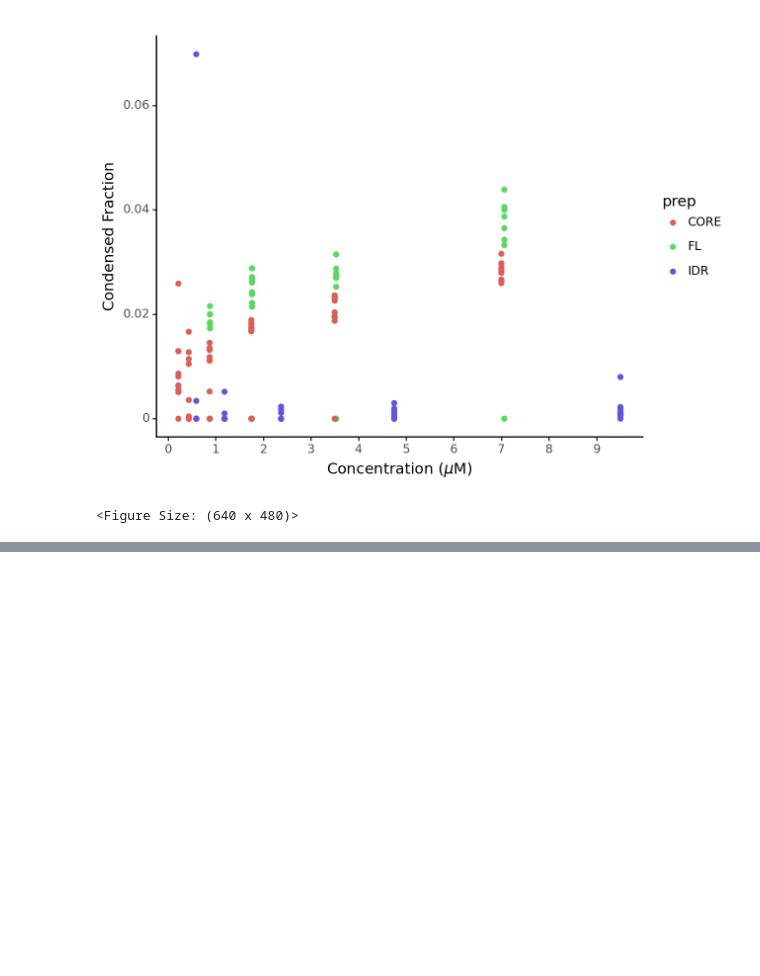
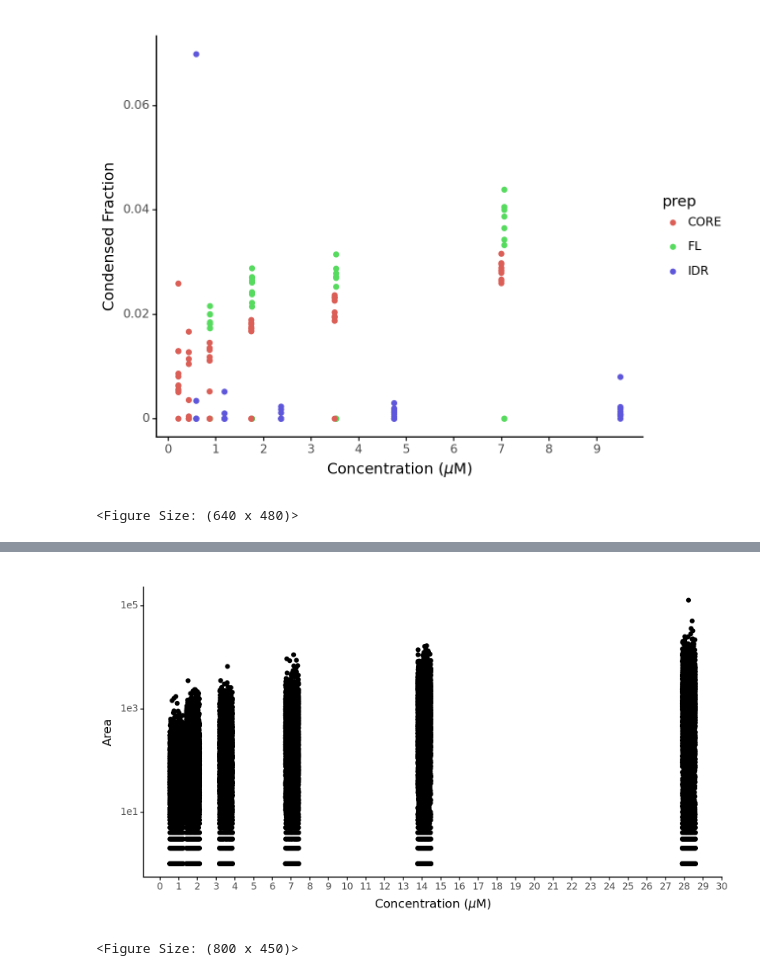
Before and after one commit to dlejeune/llps_analysis, a Jupyter notebook: analysis_sandbox.ipynb, the cells around one changed output, grey strips where cells are left out. Cells and saved outputs as stored; diff of their text form; code cells hidden in the pictures; blank space fills up the shorter version.

```diff
--- a/analysis_sandbox.ipynb
+++ b/analysis_sandbox.ipynb
@@ -92,0 +111,2 @@ pn.ggsave(plot, "all_output_2.png", dpi=1200, width=6, height=4, units="in", ver
+# %%
+regions = pd.read_csv("data/regions.csv")
@@ -92,0 +129,2 @@ pn.ggsave(plot, "all_output_2.png", dpi=1200, width=6, height=4, units="in", ver
+# %%
+regions["conc"] = 113 / regions["dir_name"]
@@ -92,0 +147,14 @@ pn.ggsave(plot, "all_output_2.png", dpi=1200, width=6, height=4, units="in", ver
+# %%
+(
+        pn.ggplot(regions, pn.aes(x="conc", y="area", group="conc"))
+        + pn.geom_jitter()
+        + pn.labs(x="Concentration ($\mu$M)", y="Area")
+        + pn.scale_y_log10()
+        # Add more ticks on x axis
+        + pn.scale_x_continuous(breaks=[x for x in range(0, 40, 1)])
+        + pn.theme_classic()
+        + pn.theme(figure_size=(8, 4.5))
+)
+# %% [output]
+[figure, added]
+<Figure Size: (800 x 450)>
```
Also changed, not shown: parts of 6 cells of this notebook, 2 other files.
